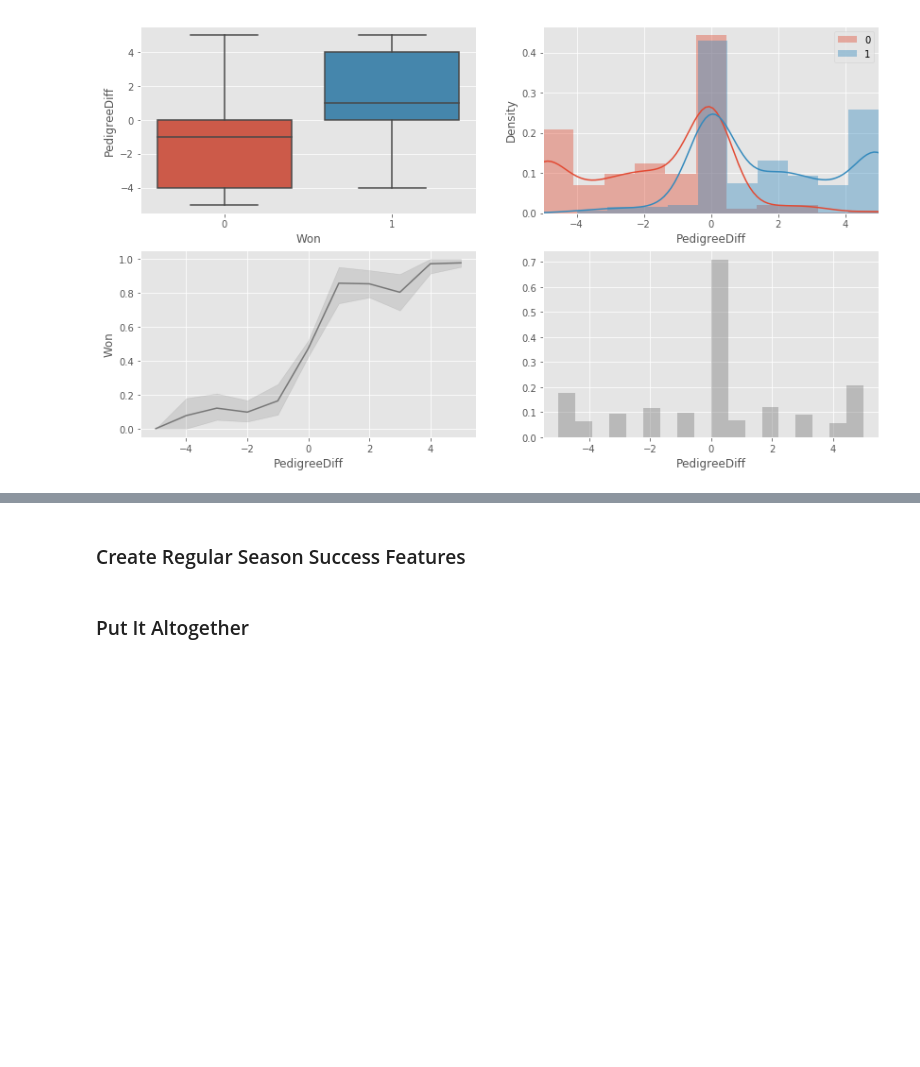
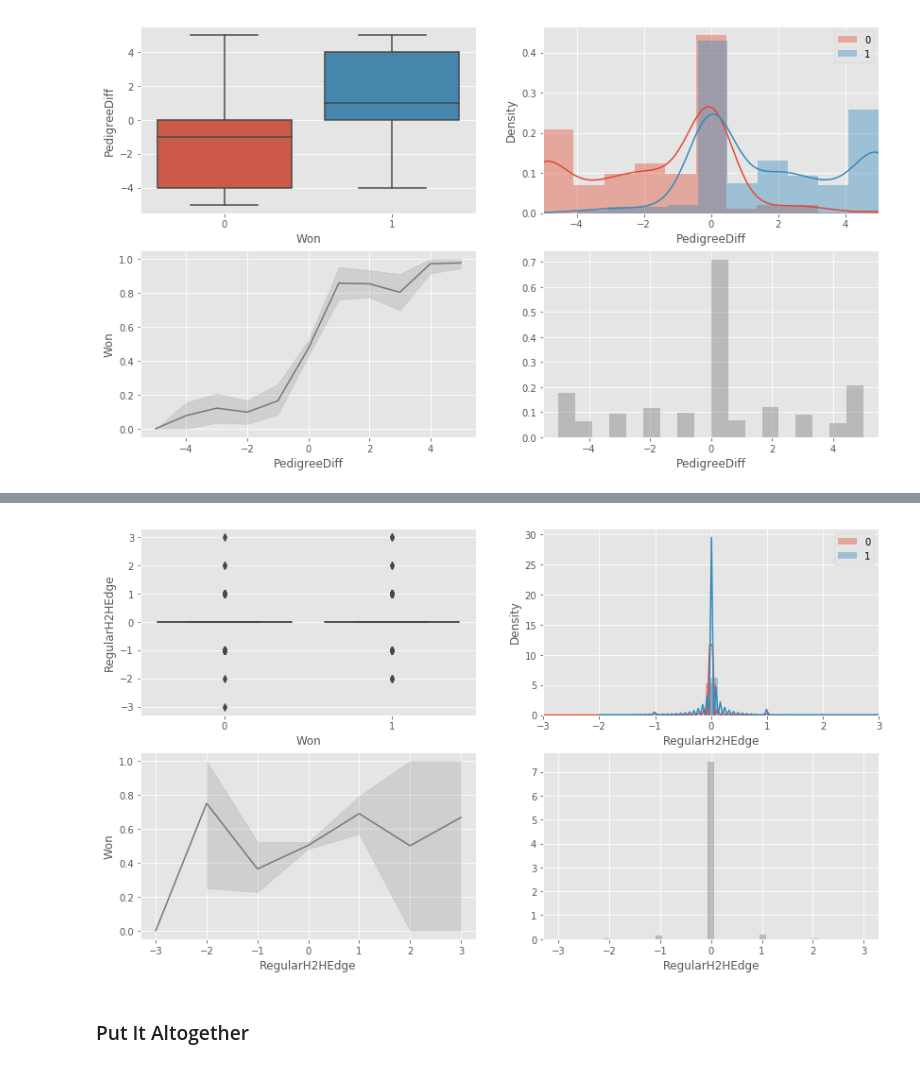
Before and after one commit to nyjgary/march-madness-2020, a Jupyter notebook: March-Madness-2020.ipynb, the cells around one changed output, grey strips where cells are left out. Saved outputs shown, nothing was run; the diff lists cells and outputs as text; code cells hidden in the pictures; blank space fills up the shorter version.

Commit message:
add regular h2h features

```diff
--- a/March-Madness-2020.ipynb
+++ b/March-Madness-2020.ipynb
@@ -401,0 +410,31 @@ clf_eda_numeric(labeled_pairs_w_h2h, feature='TourneyH2HEdge')
+# %%
+def append_regular_head_to_head(data, regular_results):
+    """ Append regular season head-to-head features to dataframe """
+
+    # if data contains label, remove before joining
+    df = data.copy()
+    if 'Won' in df.columns:
+        df = df.drop('Won', axis=1)
+
+    regular_results_reformatted = reformat_results(regular_results)
+
+    # generate head-to-head metrics using current regular season only
+    regular_h2h = df\
+        .merge(regular_results_reformatted, how='left', on='ID', suffixes=('_1', '_2'))\
+        .groupby('ID')\
+        .agg({'Won': [lambda x: x.count(), np.sum], 'ScoreDiff': [np.sum]})\
+        .reset_index()
+    regular_h2h.columns = ['ID', 'RegularH2HTotal', 'RegularH2HWins', 'RegularH2HScoreDiff']
+    regular_h2h['RegularH2HLosses'] = regular_h2h['RegularH2HTotal'] - regular_h2h['RegularH2HWins']
+    regular_h2h['RegularH2HEdge'] = regular_h2h['RegularH2HWins'] - regular_h2h['RegularH2HLosses']
+
+    # append to main dataframe
+    output = data.merge(regular_h2h, how='left', on=['ID']).fillna(0)
+    for col in ['RegularH2HTotal', 'RegularH2HWins', 'RegularH2HLosses', 'RegularH2HEdge', 'RegularH2HScoreDiff']:
+        output[col] = output[col].astype(int)
+
+    return output
+# %%
+regular_h2h_df = append_regular_head_to_head(labeled_pairs, regular_results)
+display(regular_h2h_df.query("Teams == '1403_1438'")) # UVA and TexasTech never played each other in regular season
+display(regular_h2h_df.query('RegularH2HEdge != 0').tail(3))
@@ -402,2 +448,4 @@ clf_eda_numeric(labeled_pairs_w_h2h, feature='TourneyH2HEdge')
 # %%
-clf_eda_numeric(labeled_pairs_w_h2h, feature='TourneyH2HScoreDiff')
+clf_eda_numeric(regular_h2h_df, feature='RegularH2HEdge')
+# %% [output]
+[figure, added]
@@ -406,2 +451,0 @@ clf_eda_numeric(labeled_pairs_w_h2h, feature='TourneyH2HWinRateAdj')
-# %% [markdown]
-### Create Regular Season Success Features
```
Also changed, not shown: parts of 15 cells of this notebook.
